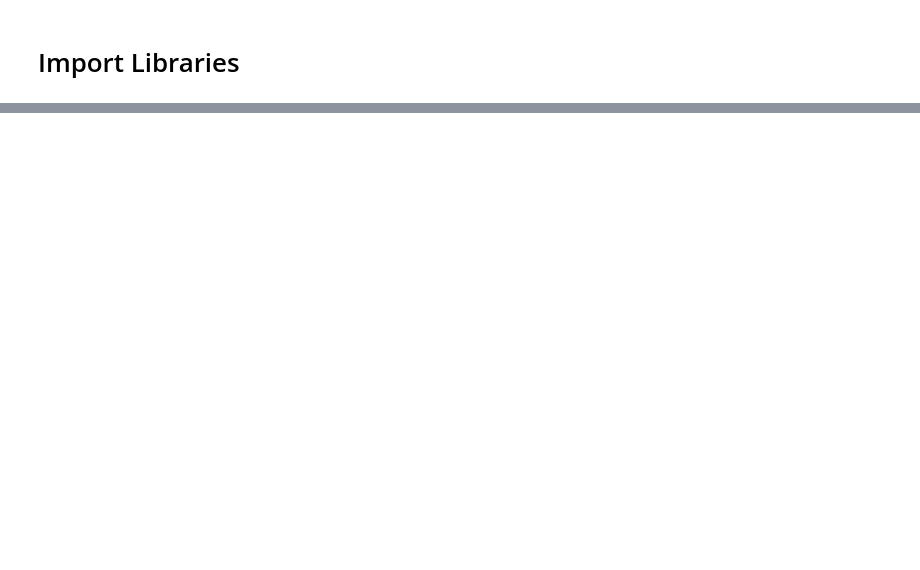
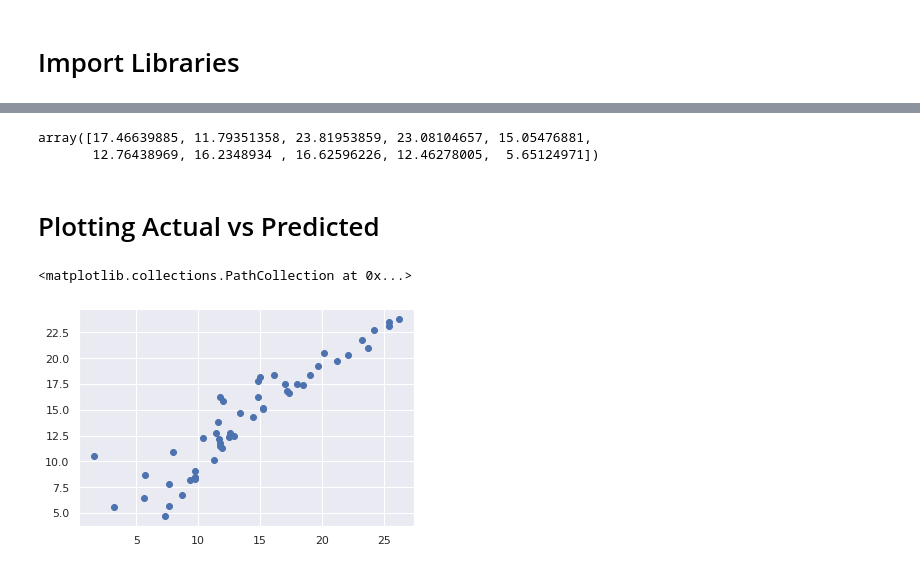
Before and after one commit to musxeni/Predictive-Analytics-, a Jupyter notebook: Adv_Sales_Linear_Regression.ipynb, the cells around one changed output, grey strips where cells are left out. Drawn from its saved outputs; the diff is of its cells as text; code cells hidden in the pictures; blank space fills up the shorter version.

```diff
--- a/Adv_Sales_Linear_Regression.ipynb
+++ b/Adv_Sales_Linear_Regression.ipynb
@@ -4,0 +83,2 @@
+# %%
+linReg = LinearRegression()
@@ -4,0 +89,2 @@
+# %%
+x_train, x_test, y_train, y_test = train_test_split(X,y)
@@ -4,0 +103,2 @@
+# %%
+linReg.fit(x_train,y_train)
@@ -4,0 +117,2 @@
+# %%
+y_pred = linReg.predict(x_test)
@@ -4,0 +175,12 @@
+# %%
+y_pred[0:10]
+# %% [output]
+array([17.46639885, 11.79351358, 23.81953859, 23.08104657, 15.05476881,
+       12.76438969, 16.2348934 , 16.62596226, 12.46278005,  5.65124971])
+# %% [markdown]
+# Plotting Actual vs Predicted
+# %%
+plt.scatter(y_test,y_pred)
+# %% [output]
+<matplotlib.collections.PathCollection at 0x...>
+[figure, added]
```
Also changed, not shown: parts of 39 cells of this notebook.
